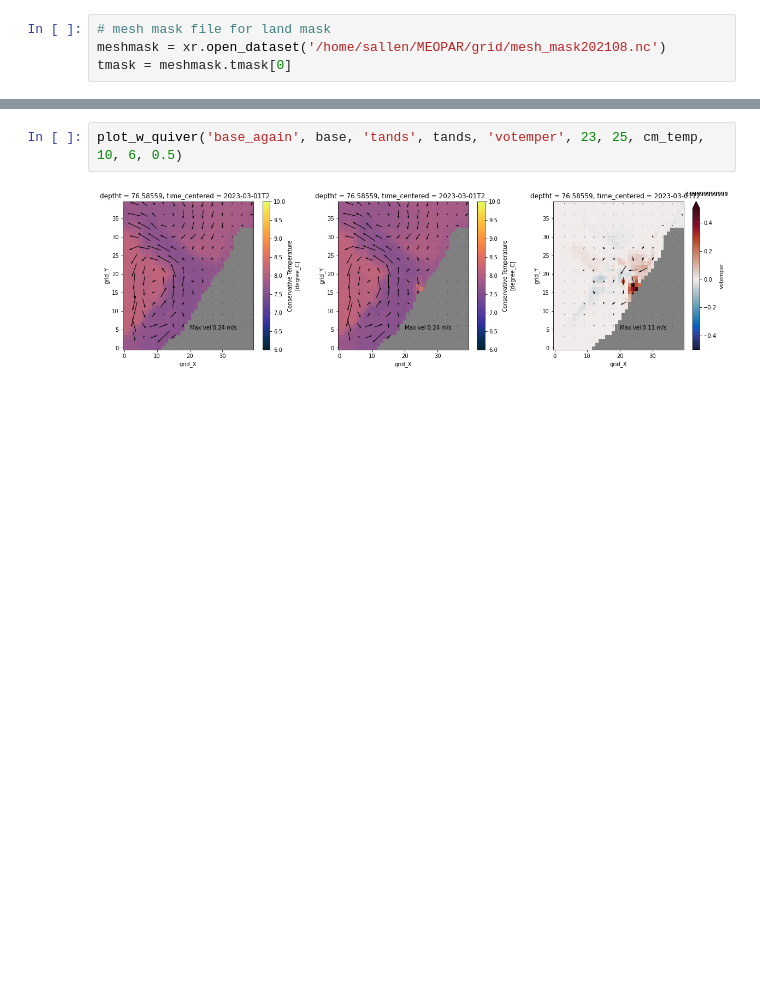
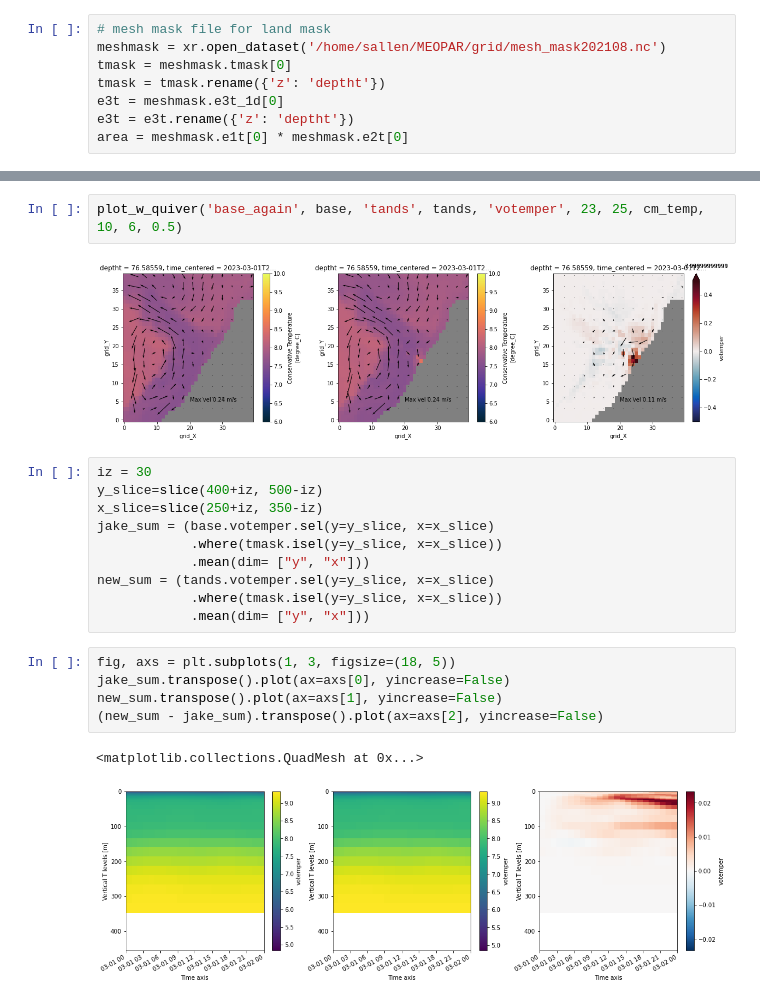
Before and after one commit to SalishSeaCast/analysis-susan, a Jupyter notebook: IonaOutfall/PlottingForJake.ipynb, the cells around one changed output, grey strips where cells are left out. Saved outputs shown, nothing was run; the diff lists cells and outputs as text; blank space fills up the shorter version.

```diff
--- a/IonaOutfall/PlottingForJake.ipynb
+++ b/IonaOutfall/PlottingForJake.ipynb
@@ -12,6 +12,10 @@ from salishsea_tools import viz_tools
 # mesh mask file for land mask
 meshmask = xr.open_dataset('/home/sallen/MEOPAR/grid/mesh_mask202108.nc')
 tmask = meshmask.tmask[0]
+tmask = tmask.rename({'z': 'deptht'})
+e3t = meshmask.e3t_1d[0]
+e3t = e3t.rename({'z': 'deptht'})
+area = meshmask.e1t[0] * meshmask.e2t[0]
 # %%
 # make land versions of cmaps, land is grey
 cm_salt = copy.copy(cm.haline)
@@ -156,3 +160,21 @@ plot_w_quiver('base_again', base, 'tands', tands, 'vosaline', 23, 25, cm_salt, 3
 plot_w_quiver('base_again', base, 'tands', tands, 'votemper', 23, 25, cm_temp, 10, 6, 0.5)
 # %% [output]
 [figure]
+# %%
+iz = 30
+y_slice=slice(400+iz, 500-iz)
+x_slice=slice(250+iz, 350-iz)
+jake_sum = (base.votemper.sel(y=y_slice, x=x_slice)
+            .where(tmask.isel(y=y_slice, x=x_slice))
+            .mean(dim= ["y", "x"]))
+new_sum = (tands.votemper.sel(y=y_slice, x=x_slice)
+            .where(tmask.isel(y=y_slice, x=x_slice))
+            .mean(dim= ["y", "x"]))
+# %%
+fig, axs = plt.subplots(1, 3, figsize=(18, 5))
+jake_sum.transpose().plot(ax=axs[0], yincrease=False)
+new_sum.transpose().plot(ax=axs[1], yincrease=False)
+(new_sum - jake_sum).transpose().plot(ax=axs[2], yincrease=False)
+# %% [output]
+<matplotlib.collections.QuadMesh at 0x...>
+[figure, added]
```
Also changed, not shown: parts of 20 cells of this notebook, 1 other file.
